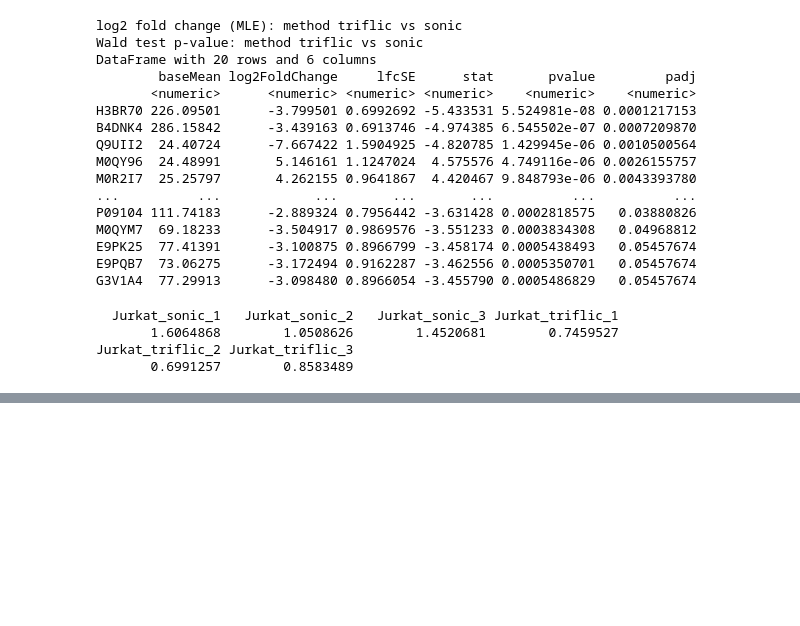
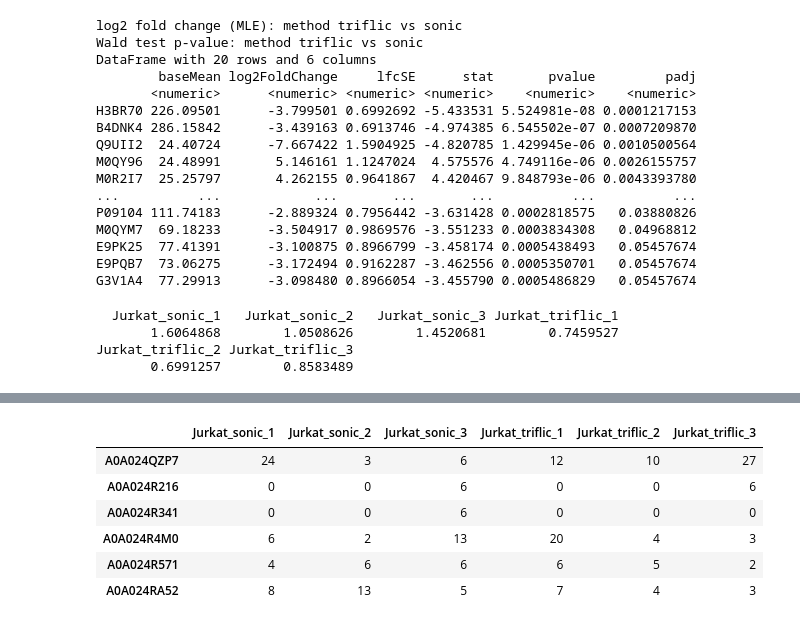
Before and after one commit to stuppie/triflic, a Jupyter notebook: analysis_deseq/deseq.R.ipynb, the cells around one changed output, grey strips where cells are left out. Saved outputs shown, nothing was run; the diff lists cells and outputs as text; code cells hidden in the pictures; blank space fills up the shorter version.

```diff
--- a/analysis_deseq/deseq.R.ipynb
+++ b/analysis_deseq/deseq.R.ipynb
@@ -267,0 +282,10 @@ Jurkat_triflic_2 Jurkat_triflic_3
+# %%
+head(counts(dds))
+# %% [output]
+|  | Jurkat_sonic_1 | Jurkat_sonic_2 | Jurkat_sonic_3 | Jurkat_triflic_1 | Jurkat_triflic_2 | Jurkat_triflic_3 |
+| A0A024QZP7 | 24 | 3 | 6 | 12 | 10 | 27 |
+| A0A024R216 | 0 | 0 | 6 | 0 | 0 | 6 |
+| A0A024R341 | 0 | 0 | 6 | 0 | 0 | 0 |
+| A0A024R4M0 | 6 | 2 | 13 | 20 | 4 | 3 |
+| A0A024R571 | 4 | 6 | 6 | 6 | 5 | 2 |
+| A0A024RA52 | 8 | 13 | 5 | 7 | 4 | 3 |
```
Also changed, not shown: parts of 4 cells of this notebook, 6 other files.
